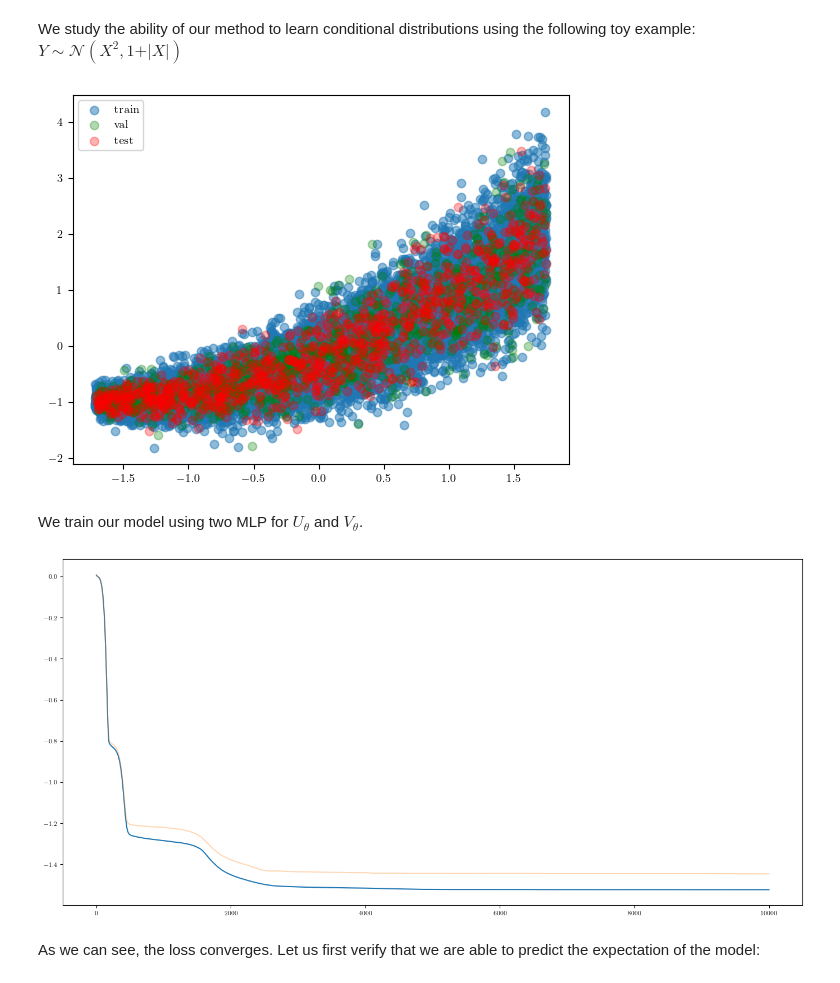
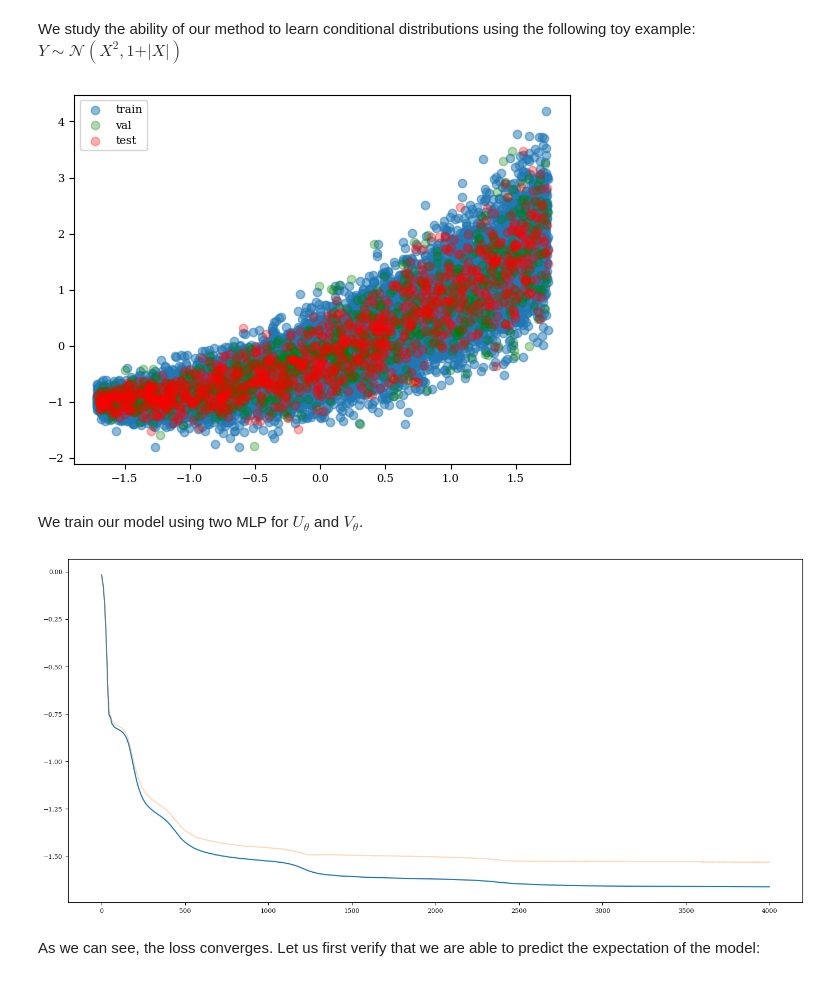
Before and after one commit to Danfoa/symm_rep_learn, a Jupyter notebook: NCP/examples/heteroscedastic.ipynb, the cells around one changed output. Drawn from its saved outputs; the diff is of its cells as text; code cells hidden in the pictures.

```diff
--- a/NCP/examples/heteroscedastic.ipynb
+++ b/NCP/examples/heteroscedastic.ipynb
@@ -20,7 +20,7 @@ from NCP.layers import SingularLayer, MLPOperator
 
 tex_fonts = {
     # Use LaTeX to write all text
-    "text.usetex": True,
+    "text.usetex": False,
     "font.family": "serif",
     # Use 10pt font in plots, to match 10pt font in document
     "axes.labelsize": 10,
@@ -71,37 +71,37 @@ plt.scatter(X_test, Y_test, color='red', alpha=0.3)
 plt.legend(['train', 'val', 'test'])
 plt.show()
 # %% [output]
-[figure, old version]
+[figure, new version]
 # %% [markdown]
 We train our model using two MLP for $U_\theta$ and $V_\theta$.
 # %%
 np.random.seed(0)
 torch.manual_seed(0)
 
 input_shape = X_train.shape[-1]
-output_shape = 4
+output_shape = 10
 n_hidden = 2
-layer_size = [4,4] # layer size of hidden layers.
+layer_size = [16,16] # layer size of hidden layers.
 
 U_operator = MLPOperator(input_shape, n_hidden, layer_size, output_shape)
 V_operator = MLPOperator(input_shape, n_hidden, layer_size, output_shape)
 
 optimizer = Adam
 optimizer_kwargs = {
     'lr': 1e-3
     }
 reg = (DeepSVD(U_operator, V_operator, output_shape, gamma=0.))
 
-reg.fit(X_train, Y_train, X_val, Y_val, epochs=int(1e4), optimizer=optimizer, optimizer_kwargs=optimizer_kwargs)
+reg.fit(X_train, Y_train, X_val, Y_val, epochs=int(4e3), optimizer=optimizer, optimizer_kwargs=optimizer_kwargs)
 
 ls = reg.get_losses()
 plt.figure(figsize=(17, 8))
 plt.plot(range(len(ls)), np.array(ls))
 plt.plot(range(len(ls)), np.array(reg.get_val_losses()), alpha=0.3)
 # plt.yscale('log')
 plt.show()
 # %% [output]
-[figure, old version]
+[figure, new version]
 # %% [markdown]
 As we can see, the loss converges. Let us first verify that we are able to predict the expectation of the model:
 # %%
```
Also changed, not shown: parts of 2 cells of this notebook.
